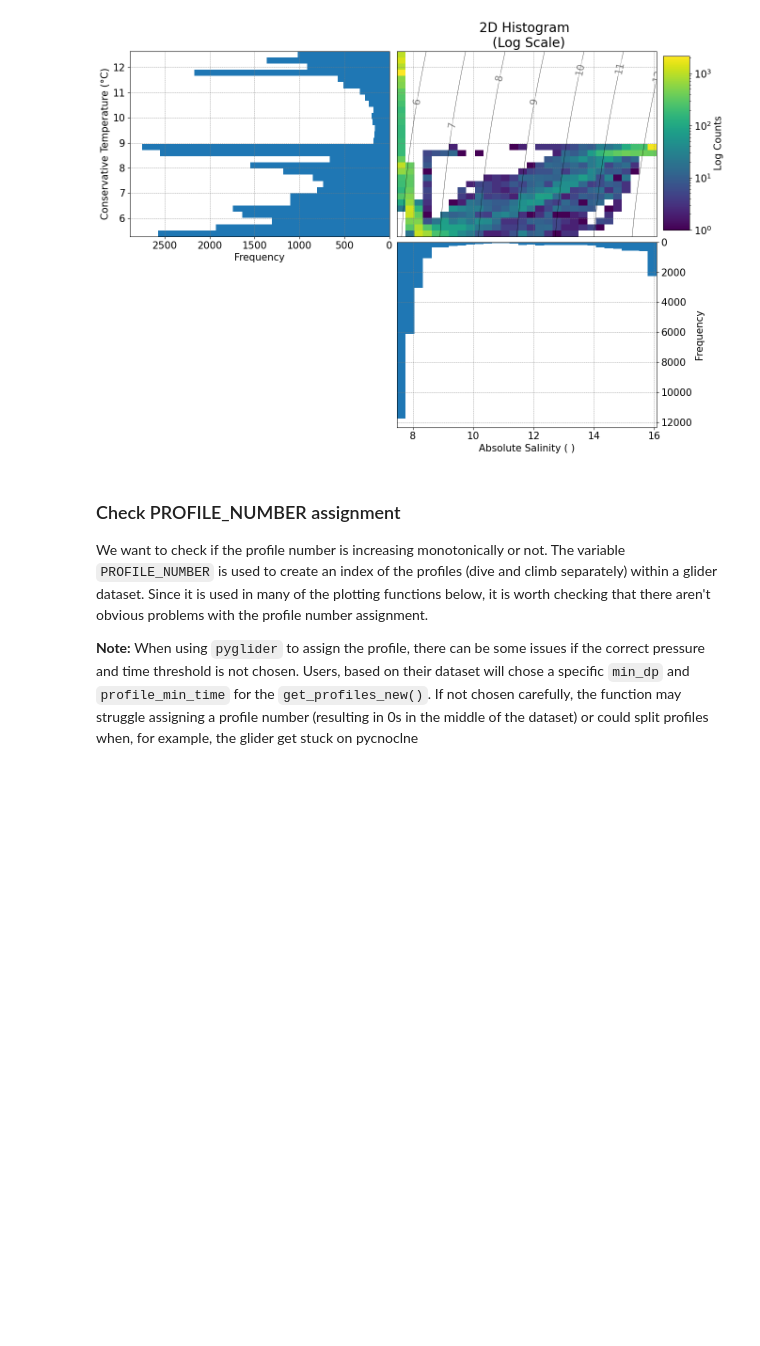
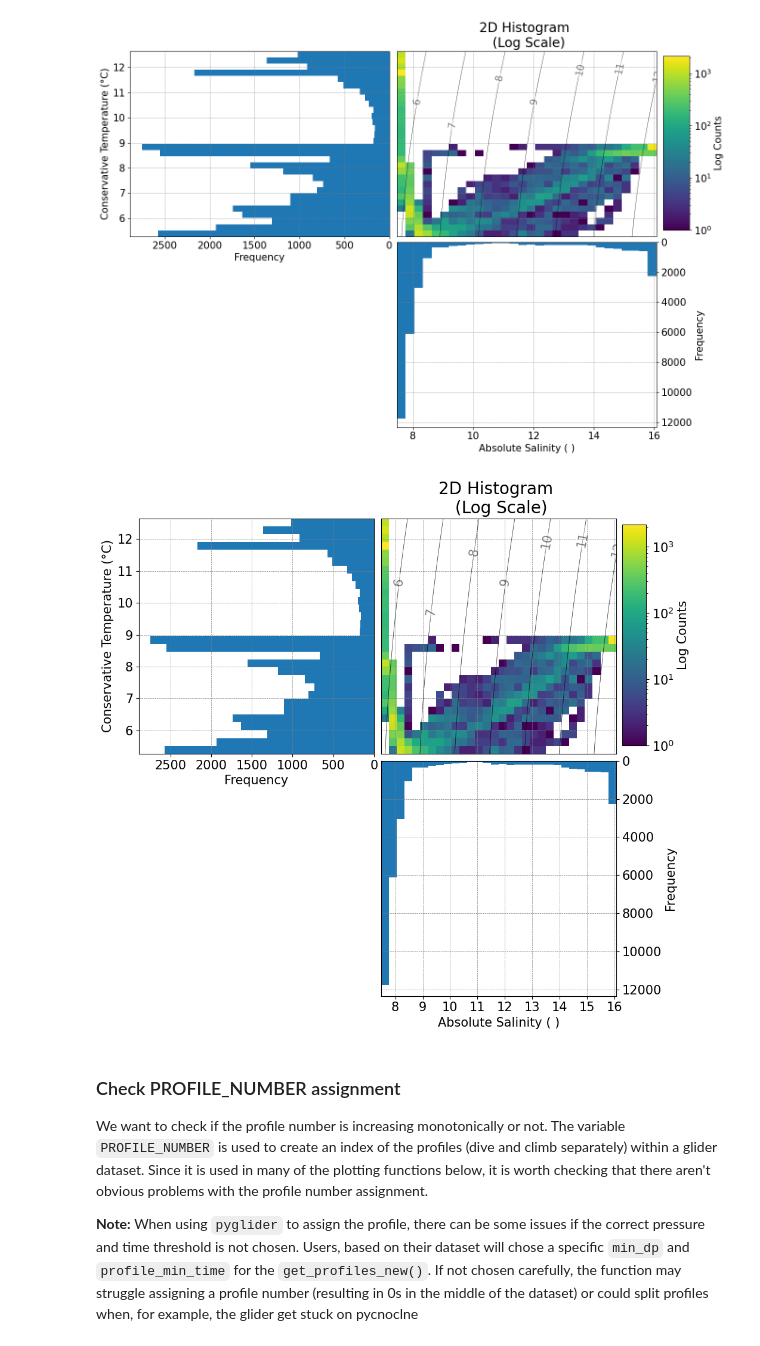
Before and after one commit to OceanGlidersCommunity/glidertest, a Jupyter notebook: demo-output.ipynb, the cells around one changed output. Cells and saved outputs as stored; diff of their text form; code cells hidden in the pictures; blank space fills up the shorter version.

```diff
--- a/demo-output.ipynb
+++ b/demo-output.ipynb
@@ -81,9 +85,15 @@ Numeric median/mean/max/min values are based on the original data.
 # %%
 # Basic diagnostics of the watermass properties
-plots.plot_ts(ds);
+fig, ax = plots.plot_ts(ds)
 # %% [output]
 Temperature and Salinity values have been filtered to the middle 99% of values.
 [figure]
+# %%
+# Make is a square instead
+fig.set_size_inches(10,10)
+fig
+# %% [output]
+[figure, added]
 # %% [markdown]
 ### Check PROFILE_NUMBER assignment
 
```
Also changed, not shown: parts of 4 cells of this notebook, 29 other files.
